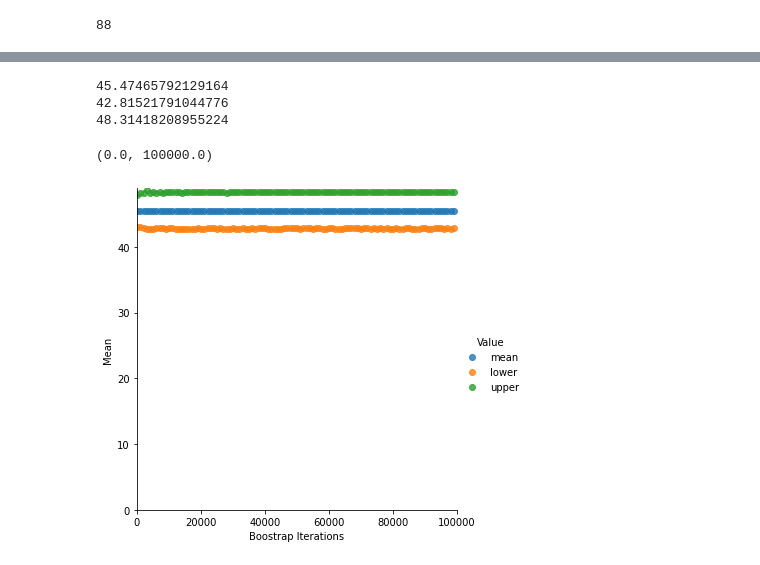
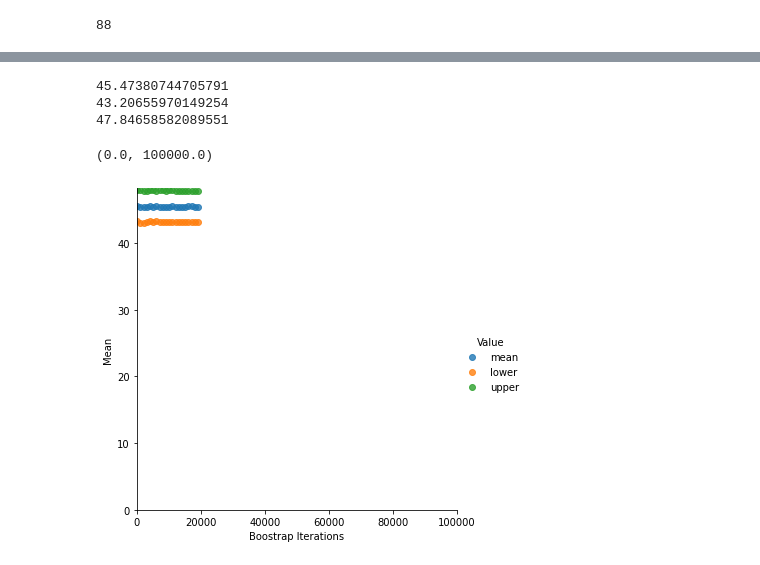
Before and after one commit to RitikaVinayakamurthy/CE888, a Jupyter notebook: Lab2/bootstrap.ipynb, the cells around one changed output, grey strips where cells are left out. Drawn from its saved outputs; the diff is of its cells as text; code cells hidden in the pictures.

```diff
--- a/Lab2/bootstrap.ipynb
+++ b/Lab2/bootstrap.ipynb
@@ -245,3 +357,23 @@ permut_test(veh_df["Current fleet"],changed,30000)
+# %%
+# Call your bootstrap_std function and plot the results for New fleet
+boots = []
+for i in range(100, 10000, 1000):
+    boot = bootstrap_std_ci(changed, changed.shape[0], i, 99)
+    boots.append([i, boot[0], "mean"])
+    boots.append([i, boot[1], "lower"])
+    boots.append([i, boot[2], "upper"])
+
+print(boot[0])
+print(boot[1])
+print(boot[2])
+
+df_boot = pd.DataFrame(boots, columns=['Boostrap Iterations', 'Mean', "Value"])
+sns_plot = sns.lmplot(df_boot.columns[0], df_boot.columns[1], data=df_boot, fit_reg=False, hue="Value")
+
+sns_plot.axes[0, 0].set_ylim(0,)
+sns_plot.axes[0, 0].set_xlim(0, 100000)
+
+#sns_plot.savefig("bootstrap_confidence_80.pdf", bbox_inches='tight')
 # %%
 # The variables below represent the percentages of democratic votes in Pennsylvania and Ohio (one value for each state).
 dem_share_PA = [60.08, 40.64, 36.07, 41.21, 31.04, 43.78, 44.08, 46.85, 44.71, 46.15, 63.10, 52.20, 43.18, 40.24, 39.92, 47.87, 37.77, 40.11, 49.85, 48.61, 38.62, 54.25, 34.84, 47.75, 43.82, 55.97, 58.23, 42.97, 42.38, 36.11, 37.53, 42.65, 50.96, 47.43, 56.24, 45.60, 46.39, 35.22, 48.56, 32.97, 57.88, 36.05, 37.72, 50.36, 32.12, 41.55, 54.66, 57.81, 54.58, 32.88, 54.37, 40.45, 47.61, 60.49, 43.11, 27.32, 44.03, 33.56, 37.26, 54.64, 43.12, 25.34, 49.79, 83.56, 40.09, 60.81, 49.81]
@@ -258,3 +390,22 @@ len(dem_share_OH)
 PA=np.array(dem_share_PA)
 # %%
 OH=np.array(dem_share_OH)
+# %%
+boots = []
+for i in range(100, 20000, 1000):
+    boot = bootstrap_mean_ci(OH, OH.shape[0], i, 95)
+    boots.append([i, boot[0], "mean"])
+    boots.append([i, boot[1], "lower"])
+    boots.append([i, boot[2], "upper"])
+
+print(boot[0])
+print(boot[1])
+print(boot[2])
+
+df_boot = pd.DataFrame(boots, columns=['Boostrap Iterations', 'Mean', "Value"])
+sns_plot = sns.lmplot(df_boot.columns[0], df_boot.columns[1], data=df_boot, fit_reg=False, hue="Value")
+
+sns_plot.axes[0, 0].set_ylim(0,)
+sns_plot.axes[0, 0].set_xlim(0, 100000)
+
+#sns_plot.savefig("bootstrap_confidence_80.pdf", bbox_inches='tight')
@@ -261,25 +418,25 @@ OH=np.array(dem_share_OH)
 # %%
 boots = []
-for i in range(100, 100000, 1000):
-    boot = bootstrap_mean_ci(PA, PA.shape[0], i, 98)
+for i in range(100, 20000, 1000):
+    boot = bootstrap_mean_ci(PA, PA.shape[0], i, 95)
     boots.append([i, boot[0], "mean"])
     boots.append([i, boot[1], "lower"])
     boots.append([i, boot[2], "upper"])
 
 print(boot[0])
 print(boot[1])
 print(boot[2])
 
 df_boot = pd.DataFrame(boots, columns=['Boostrap Iterations', 'Mean', "Value"])
 sns_plot = sns.lmplot(df_boot.columns[0], df_boot.columns[1], data=df_boot, fit_reg=False, hue="Value")
 
 sns_plot.axes[0, 0].set_ylim(0,)
 sns_plot.axes[0, 0].set_xlim(0, 100000)
 
 #sns_plot.savefig("bootstrap_confidence_80.pdf", bbox_inches='tight')
 # %% [output]
-45.47465792129164
-42.81521791044776
-48.31418208955224
+45.47380744705791
+43.20655970149254
+47.84658582089551
 (0.0, 100000.0)
-[figure, old version]
+[figure, new version]
```
Also changed, not shown: parts of 20 cells of this notebook.
